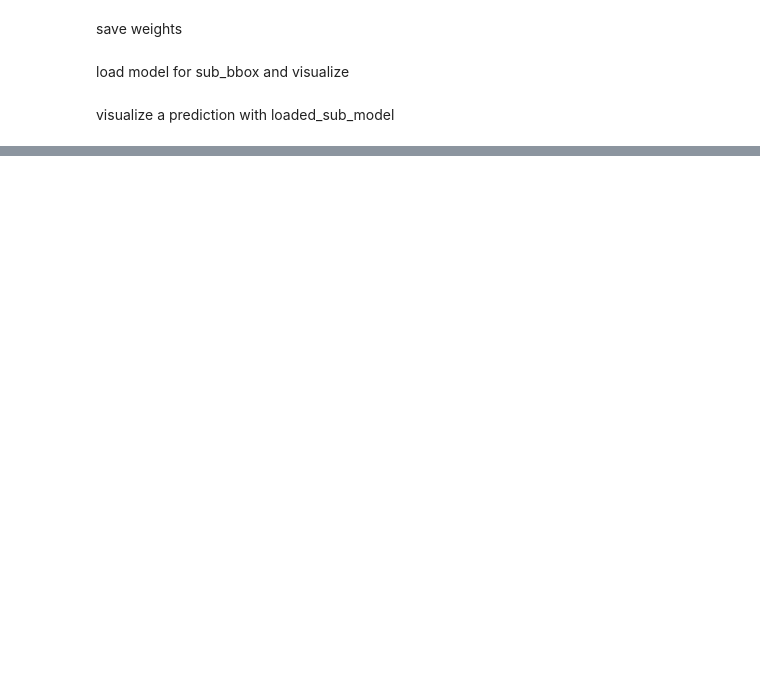
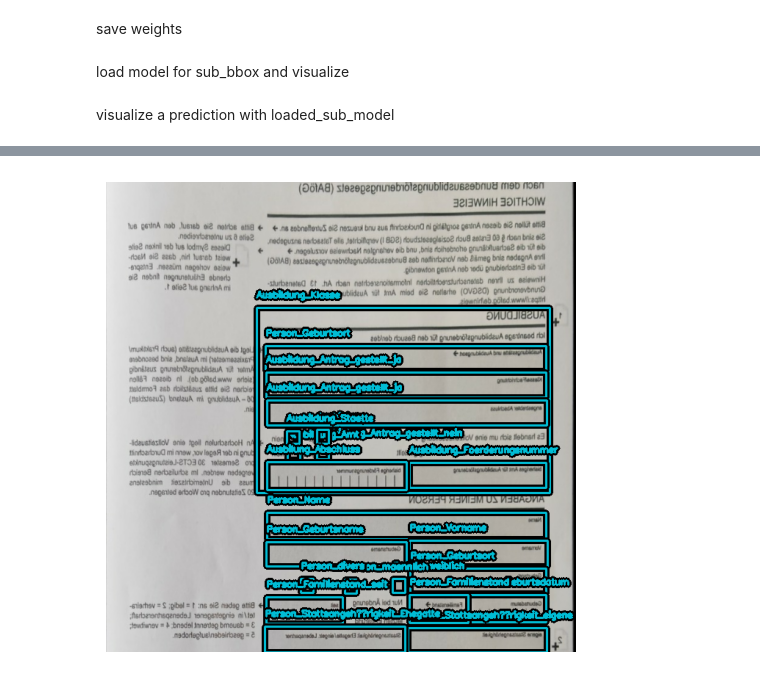
Before and after one commit to Haeuptling/BBArchComparison, a Jupyter notebook: bbox_training_v2.ipynb, the cells around one changed output, grey strips where cells are left out. Cells and saved outputs as stored; diff of their text form; code cells hidden in the pictures; blank space fills up the shorter version.

Commit message:
save load wheights, new sub_box dataset angefangen

```diff
--- a/bbox_training_v2.ipynb
+++ b/bbox_training_v2.ipynb
@@ -555,14 +596,18 @@ visualize_detections(yolo_coco_sub, dataset=sub_val_ds, bounding_box_format="xyx
 # %% [markdown]
 save weights
 # %%
-save_weights(yolo_coco_main,'/main_bbox_detector_model.h5')
-save_weights(yolo_coco_sub,'/sub_bbox_detector_model.h5')
+MAIN_MODEL_PATH = gv_bbox_path+'/main_bbox_detector_model.h5'
+SUB_MODEL_PATH = gv_bbox_path+'/sub_bbox_detector_model.h5'
+
+yolo_coco_main.save_weights(MAIN_MODEL_PATH)
+yolo_coco_sub.save_weights(SUB_MODEL_PATH)
 # %% [markdown]
 load model for sub_bbox and visualize
 # %%
-loaded_sub_model = load_weight_model('workspace/models/sub_bbox_detector_model.h5')
+yolo_coco_sub.load_weights(SUB_MODEL_PATH)
 # %% [markdown]
 visualize a prediction with loaded_sub_model
 # %%
-visualize_detections(loaded_sub_model, dataset=sub_val_ds, bounding_box_format="xyxy", class_mapping= sub_class_mapping)
+
+visualize_detections(yolo_coco_sub, dataset=sub_val_ds, bounding_box_format="xyxy", class_mapping= sub_class_mapping)
 # %% [output]
@@ -570,3 +615,4 @@ AttributeError: 'NoneType' object has no attribute 'predict'
+[figure, added]
 # %%
 class EvaluateCOCOMetricsCallback(keras.callbacks.Callback):
     def __init__(self, data, save_path):
```
Also changed, not shown: parts of 16 cells of this notebook, 34 other files.
